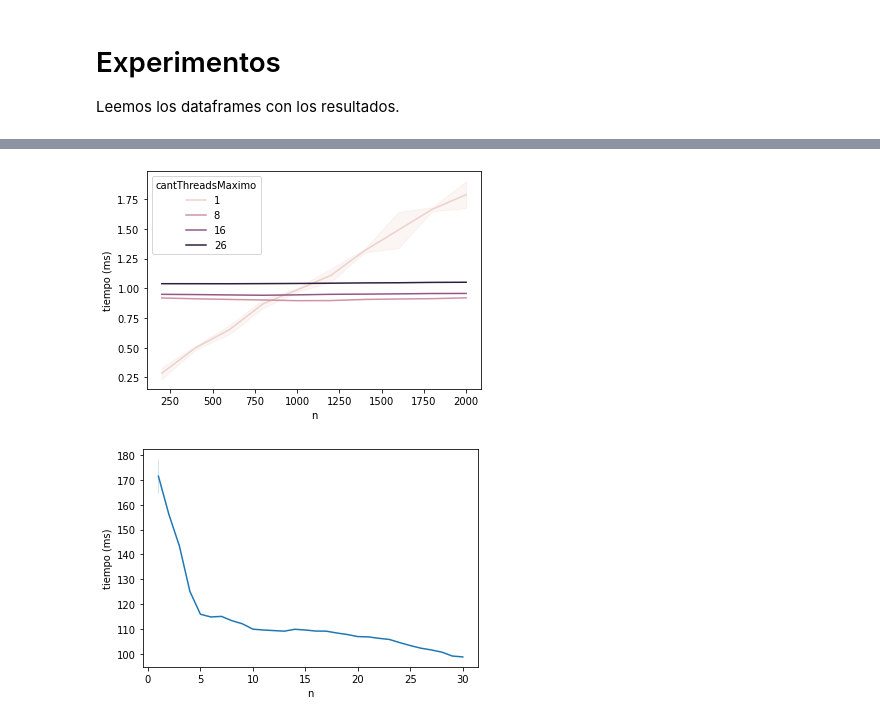
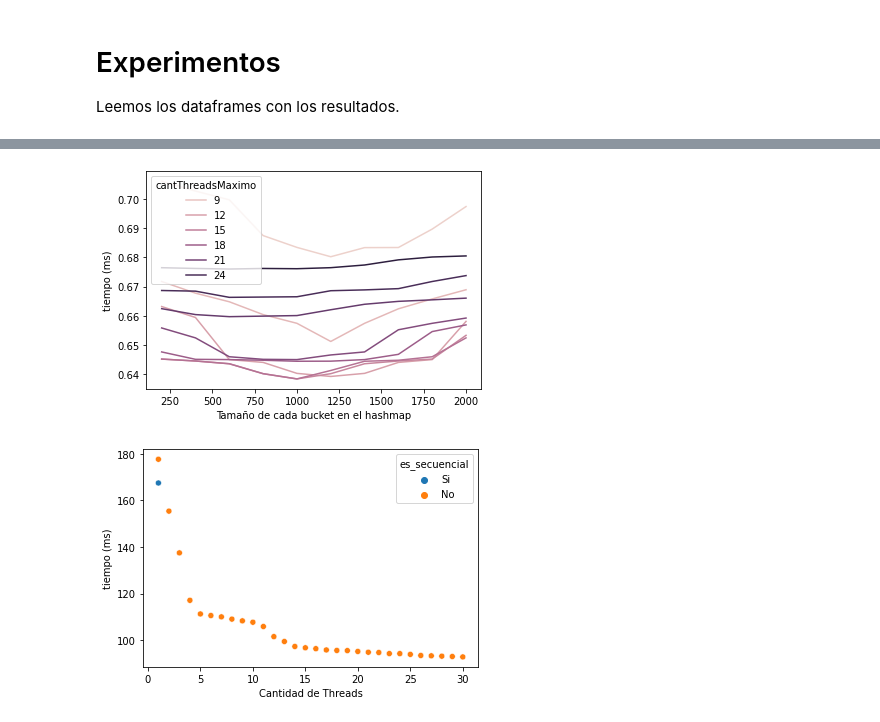
Before and after one commit to maltenzo/TalleresSistemas, a Jupyter notebook: tp/codigo/scripts/analisis.ipynb, the cells around one changed output, grey strips where cells are left out. Saved outputs shown, nothing was run; the diff lists cells and outputs as text; code cells hidden in the pictures.

```diff
--- a/tp/codigo/scripts/analisis.ipynb
+++ b/tp/codigo/scripts/analisis.ipynb
@@ -24,16 +32,15 @@ En este experimento evaluamos el método FB con los datasets muestra-aleatoria y
 # %%
 # Graficamos los tiempos de ejecución de cada dataset en función de n.
-df_resultados_maximo["n"] = df_resultados_maximo.apply(lambda column: 200*column)
-df_resultados_maximo = df_resultados_maximo[(df_resultados_maximo['cantThreadsMaximo'] == 1) | (df_resultados_maximo['cantThreadsMaximo'] == 8) | (df_resultados_maximo['cantThreadsMaximo'] == 16) | (df_resultados_maximo['cantThreadsMaximo'] == 26)]
-fig = sns.lineplot(data=df_resultados_maximo, x='n', y='tiempo', hue='cantThreadsMaximo');
-fig.set(xlabel='n', ylabel='tiempo (ms)');
+df_maximo_2 = df_resultados_maximo[((df_resultados_maximo['cantThreadsMaximo'] %2 == 0) & (df_resultados_maximo['es_secuencial'] == 'No') & (df_resultados_maximo['cantThreadsMaximo'] > 6))]
+fig = sns.lineplot(data=df_maximo_2, x='n', y='tiempo', hue='cantThreadsMaximo');
+fig.set(xlabel='Tamaño de cada bucket en el hashmap', ylabel='tiempo (ms)');
 #plt.savefig("../graficos/tiempo-heuristicas.svg");
 # %% [output]
-[figure, old version]
+[figure, new version]
 # %%
 # Graficamos los gaps de ejecución de cada dataset en función de n.
-fig = sns.lineplot(data=df_resultados_cargarArchivo, x='cantThreadsLectura', y='tiempo');
-fig.set(xlabel='n', ylabel='tiempo (ms)');
+fig = sns.scatterplot(data=df_resultados_cargarArchivo, x='cantThreadsLectura', y='tiempo', hue = 'es_secuencial');
+fig.set(xlabel='Cantidad de Threads', ylabel='tiempo (ms)');
 #plt.savefig("../graficos/calidad-heuristicas.svg");
 # %% [output]
-[figure, old version]
+[figure, new version]
```
Also changed, not shown: parts of 3 cells of this notebook.
